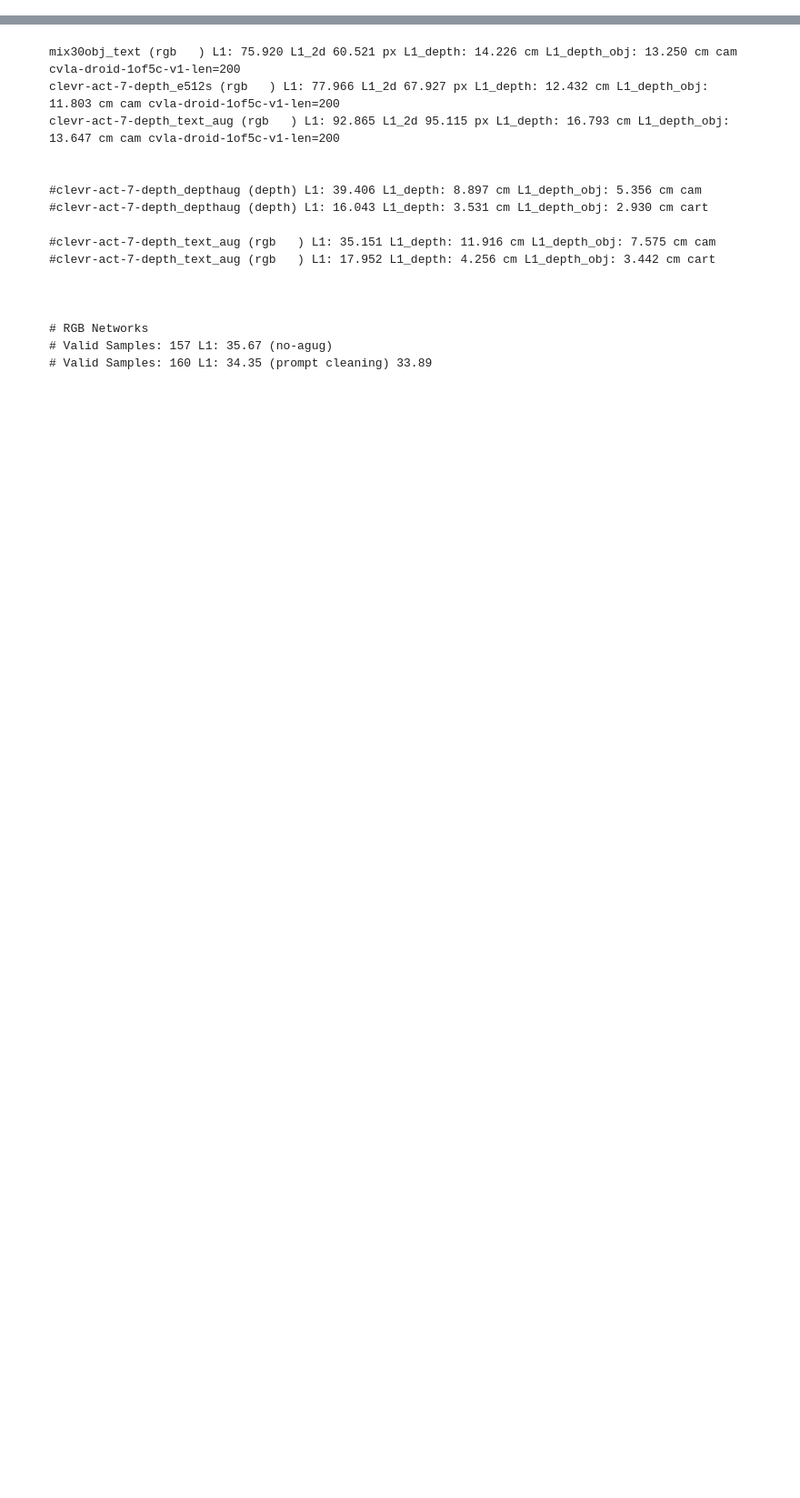
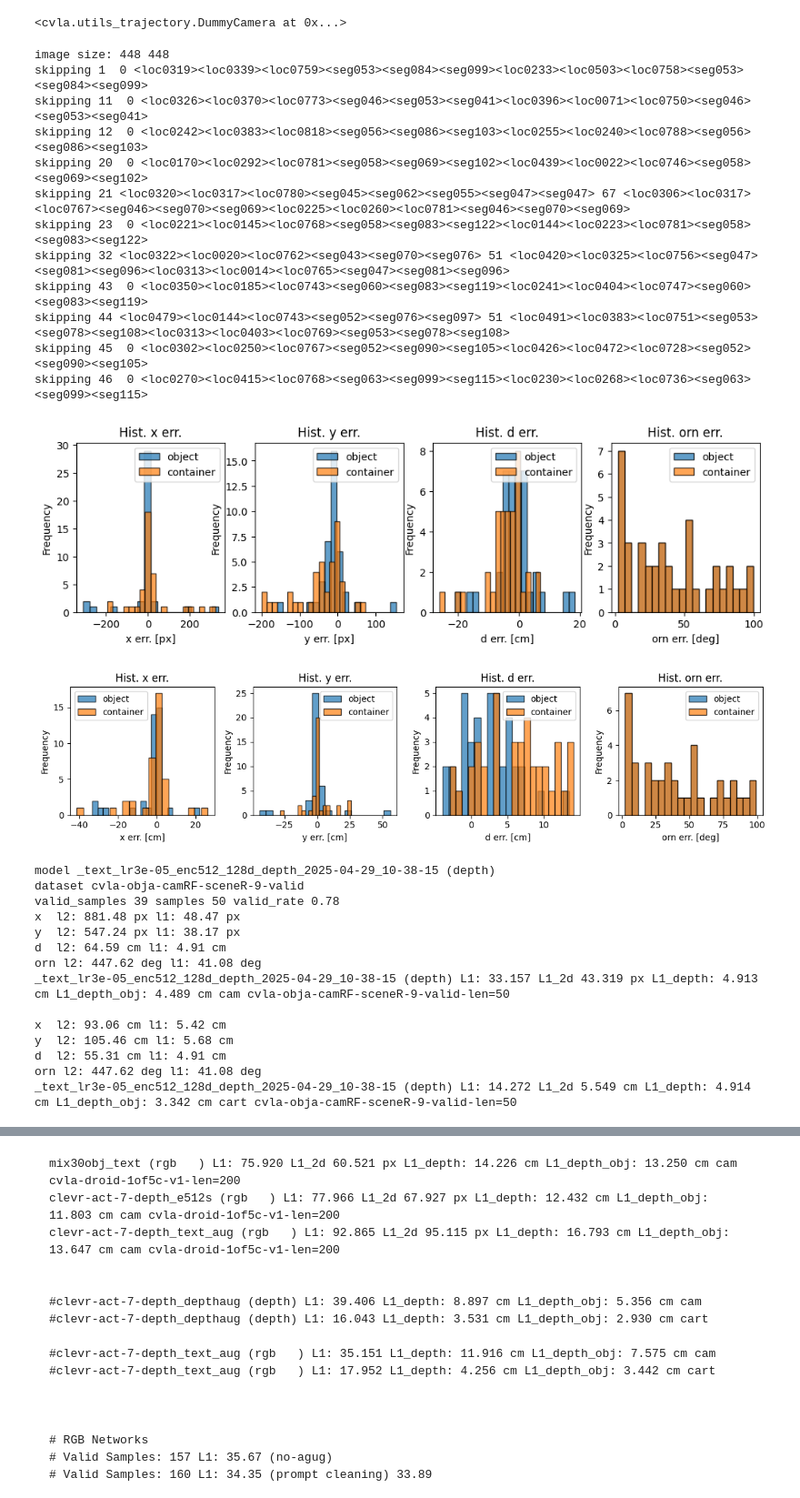
Before and after one commit to singjing/cVLA, a Jupyter notebook: scripts/hf_eval_notebook.ipynb, the cells around one changed output, grey strips where cells are left out. Shown at 91% size. Drawn from its saved outputs; the diff is of its cells as text; code cells hidden in the pictures; blank space fills up the shorter version.

```diff
--- a/scripts/hf_eval_notebook.ipynb
+++ b/scripts/hf_eval_notebook.ipynb
@@ -12,7 +17,9 @@ os.environ["TOKENIZERS_PARALLELISM"] = "false"
 # dataset_location = "/tmp/cvla-clevr-8"
 #dataset_location = "/data/lmbraid19/argusm/datasets/cvla-droid-block-simple-v3"
 #dataset_location = "/data/lmbraid19/argusm/datasets/cvla-droid-block-v3"
-dataset_location = "/data/lmbraid19/argusm/datasets/cvla-droid-1of5c-v1"
+#dataset_location = "/tmp/cvla-obja-camRF-sceneR-9-valid"
+dataset_location =  "/work/dlclarge2/zhangj-zhangj-CFM/data/p_tc1"
+#clevr #obja
 dataset_location = Path(dataset_location)
 
 model_location = Path("/data/lmbraid19/argusm/models/")
@@ -102,11 +120,13 @@ def get_depth(images):
         return None
 
 print(len(test_dataset))
-num_samples = min(3*2, len(test_dataset))
+print(type(test_dataset))
+num_samples = min(15, len(test_dataset))
 html_imgs = ""
 for i in tqdm(range(num_samples)):
     images, sample = test_dataset[i]
-    image = get_depth(images) if return_depth else get_image(images)
+    image = get_image(images)
+    #image = get_depth(images)
     html_imgs += render_example(image, label=sample["suffix"], text=sample["prefix"], camera=sample["camera"], enc=enc_data, enc_pred=enc_model, i=f"s_{i}")
 
 display(HTML(html_imgs))
@@ -153,7 +198,7 @@ from tqdm.notebook import tqdm
 eval_batch_size = 1
 
 #test_samples = eval_batch_size*3
-test_samples = min(len(test_dataset), 160)
+test_samples = min(len(test_dataset), 500)
 predictions = {}
 for start_idx in tqdm(range(0, test_samples, eval_batch_size), total=ceil(test_samples / eval_batch_size)):
     batch_i = range(start_idx, min(start_idx + eval_batch_size, test_samples))
@@ -166,7 +211,7 @@ for start_idx in tqdm(range(0, test_samples, eval_batch_size), total=ceil(test_s
         decoded = [processor.decode(x, skip_special_tokens=True) for x in generation[:, prefix_length:]]
 
     for k,v in zip(batch_i, decoded):
-        print(v)
+        #print(v)
         predictions[k] = v
 # %%
 from cvla.utils_vis import render_example
@@ -189,5 +236,7 @@ display(HTML(html_imgs))
 # %%
 test_dataset[0][1]["camera"]
+# %% [output]
+<cvla.utils_trajectory.DummyCamera at 0x...>
 # %%
 import numpy as np
 import matplotlib.pyplot as plt
@@ -197,6 +246,10 @@ from cvla.utils_eval import Evaluator, check_if_valid
 camera = test_dataset[0][1]["camera"]
 evaluator = Evaluator(enc_model, camera_fixed=camera, encoder_labels=test_dataset.action_encoder)
 
+valid_map={}
+nvalid_map={}
+tmp_c = 0
+tmp_nc = 0
 
 for i, pred in predictions.items():
     entry = test_dataset[i][1]
@@ -207,14 +260,17 @@ for i, pred in predictions.items():
 
     if not check_if_valid(pred, suffix):   # either not enough tokens or wrong order
             print("skipping", i, pred, len(pred), suffix)
+            nvalid_map[tmp_nc] = i
+            tmp_nc += 1
             continue
 
+    valid_map[tmp_c] = i
+    tmp_c+=1
     evaluator.evaluate(pred, suffix, camera)
-
 
 stats_report = evaluator.report_stats()
 
-valid_diffs = evaluator.validq_diffs
+valid_diffs = evaluator.valid_diffs
 
 keypoint = ["object","container"]
 action_labels = ["x","y","d","orn"]*2
@@ -226,30 +282,59 @@ if plot_hist:
         valid_diff = valid_diffs[mode]
         fig, axes = plt.subplots(1, 4, figsize=(12, 12*1/4))  # 3 rows x 4 columns of histograms
         axes = axes.flatten()  # Flatten the 2D array of axes for easy iteration
         for i in range(2):
             for j in range(4):  # x, y, d
                 axes[j].hist(valid_diff[:, i,j], bins=20, alpha=0.7,  edgecolor='black', label=keypoint[i])
                 axes[j].set_title(f'Hist. {action_labels[j]} err.')
                 axes[j].set_xlabel(f"{action_labels[j]} err. [{units[mode][j]}]")
                 axes[j].set_ylabel('Frequency')
                 axes[j].legend()
     plt.tight_layout()
     plt.show()
 
 depth_str = "depth" if return_depth else "rgb   "
 print(f"model {model_name} ({depth_str})\ndataset {dataset_name}")
 print(f"valid_samples", len(valid_diffs["cam"]), "samples", len(predictions), "valid_rate", f"{len(valid_diffs["cam"])/len(predictions):0.2f}")
 for mode, valid_diff in valid_diffs.items():
     for i, action_label in enumerate(action_labels[:4]):
         print(f"{action_label.ljust(2)} l2: {np.linalg.norm(valid_diff[:,:,i]):0.2f} {units[mode][i]} l1: {np.mean(np.abs(valid_diff[:,:,i])):0.2f} {units[mode][i]}")
     l1 = np.mean(np.abs(valid_diff))
     l1_2d = np.mean(np.abs(valid_diff[:,:,:2]))
     l1_depth = np.mean(np.abs(valid_diff[:,:,2]))
     l1_depth_obj = np.mean(np.abs(valid_diff[:,0,2]))
     out_str = f"{model_name} ({depth_str}) L1: {l1:0.3f} L1_2d {l1_2d:0.3f} "
     out_str += f"{units[mode][0]} L1_depth: {l1_depth:0.3f} {units[mode][2]} L1_depth_obj: {l1_depth_obj:0.3f} {units[mode][2]} {mode} "
     out_str += f"{dataset_name}-len={len(test_dataset)}"
     print(out_str)
     print()
 
 stats_report
+# %% [output]
+image size: 448 448
+skipping 1  0 <loc0319><loc0339><loc0759><seg053><seg084><seg099><loc0233><loc0503><loc0758><seg053><seg084><seg099>
+skipping 11  0 <loc0326><loc0370><loc0773><seg046><seg053><seg041><loc0396><loc0071><loc0750><seg046><seg053><seg041>
+skipping 12  0 <loc0242><loc0383><loc0818><seg056><seg086><seg103><loc0255><loc0240><loc0788><seg056><seg086><seg103>
+skipping 20  0 <loc0170><loc0292><loc0781><seg058><seg069><seg102><loc0439><loc0022><loc0746><seg058><seg069><seg102>
+skipping 21 <loc0320><loc0317><loc0780><seg045><seg062><seg055><seg047><seg047> 67 <loc0306><loc0317><loc0767><seg046><seg070><seg069><loc0225><loc0260><loc0781><seg046><seg070><seg069>
+skipping 23  0 <loc0221><loc0145><loc0768><seg058><seg083><seg122><loc0144><loc0223><loc0781><seg058><seg083><seg122>
+skipping 32 <loc0322><loc0020><loc0762><seg043><seg070><seg076> 51 <loc0420><loc0325><loc0756><seg047><seg081><seg096><loc0313><loc0014><loc0765><seg047><seg081><seg096>
+skipping 43  0 <loc0350><loc0185><loc0743><seg060><seg083><seg119><loc0241><loc0404><loc0747><seg060><seg083><seg119>
+skipping 44 <loc0479><loc0144><loc0743><seg052><seg076><seg097> 51 <loc0491><loc0383><loc0751><seg053><seg078><seg108><loc0313><loc0403><loc0769><seg053><seg078><seg108>
+skipping 45  0 <loc0302><loc0250><loc0767><seg052><seg090><seg105><loc0426><loc0472><loc0728><seg052><seg090><seg105>
+skipping 46  0 <loc0270><loc0415><loc0768><seg063><seg099><seg115><loc0230><loc0268><loc0736><seg063><seg099><seg115>
+[figure, added]
+[figure, added]
+model _text_lr3e-05_enc512_128d_depth_2025-04-29_10-38-15 (depth)
+dataset cvla-obja-camRF-sceneR-9-valid
+valid_samples 39 samples 50 valid_rate 0.78
+x  l2: 881.48 px l1: 48.47 px
+y  l2: 547.24 px l1: 38.17 px
+d  l2: 64.59 cm l1: 4.91 cm
+orn l2: 447.62 deg l1: 41.08 deg
+_text_lr3e-05_enc512_128d_depth_2025-04-29_10-38-15 (depth) L1: 33.157 L1_2d 43.319 px L1_depth: 4.913 cm L1_depth_obj: 4.489 cm cam cvla-obja-camRF-sceneR-9-valid-len=50
+
+x  l2: 93.06 cm l1: 5.42 cm
+y  l2: 105.46 cm l1: 5.68 cm
+d  l2: 55.31 cm l1: 4.91 cm
+orn l2: 447.62 deg l1: 41.08 deg
+_text_lr3e-05_enc512_128d_depth_2025-04-29_10-38-15 (depth) L1: 14.272 L1_2d 5.549 cm L1_depth: 4.914 cm L1_depth_obj: 3.342 cm cart cvla-obja-camRF-sceneR-9-valid-len=50
```
Also changed, not shown: parts of 18 cells of this notebook, 3 other files.
